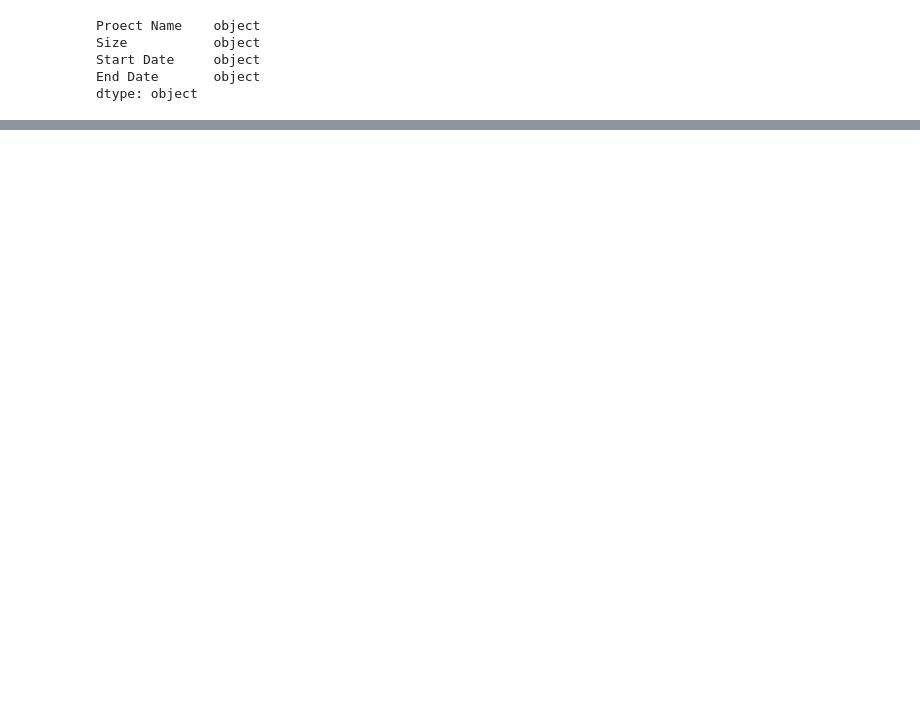
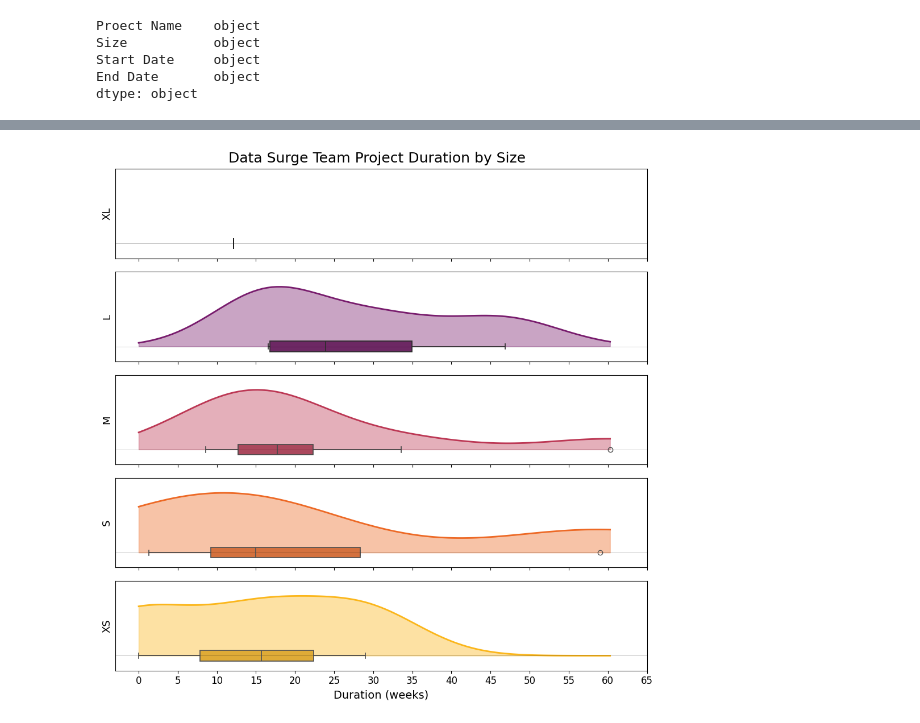
Before and after one commit to dbouquin/static_arch_project_vis, a Jupyter notebook: static_arch_project_vis.ipynb, the cells around one changed output, grey strips where cells are left out. Saved outputs shown, nothing was run; the diff lists cells and outputs as text; code cells hidden in the pictures; blank space fills up the shorter version.

```diff
--- a/static_arch_project_vis.ipynb
+++ b/static_arch_project_vis.ipynb
@@ -118,0 +166,58 @@ plt.show()
+# %%
+custom_order = ['XL', 'L', 'M', 'S', 'XS']
+palette = sns.color_palette("inferno", len(custom_order))
+
+# Create a figure with subplots for each size category
+fig, axes = plt.subplots(len(custom_order), 1, figsize=(10, 10), sharex=True)
+
+# Determine x-axis range
+x_min, x_max = df['duration_weeks'].min(), df['duration_weeks'].max()
+
+# Define x-axis ticks at 5-week intervals
+tick_step = 5
+x_ticks = np.arange(x_min, x_max + tick_step, tick_step)
+
+# Create separate boxplot plots for each size in the custom order
+for i, size in enumerate(custom_order):
+    size_data = df[df['size'] == size]
+
+    # Create boxplot FIRST at y=0 with explicit width control
+    sns.boxplot(data=size_data, x='duration_weeks',
+                color=palette[i], fill=True,
+                linewidth=1.25, ax=axes[i], width=0.07, zorder=2)
+
+    # Generate KDE using scipy AFTER the boxplot
+    data = size_data['duration_weeks'].dropna()
+    if len(data) > 1:  # Check if we have enough data points
+        x_kde = np.linspace(x_min, x_max, 100)
+        kde = stats.gaussian_kde(data, bw_method=0.5)
+        y_kde = kde(x_kde)
+
+        # Scale the KDE
+        y_kde = y_kde / np.max(y_kde) * 0.4  # Scale to appropriate height
+
+        # Plot the KDE above the x-axis with the curve arching upward
+        axes[i].fill_between(x_kde, 0, y_kde, color=palette[i], alpha=0.4, zorder=1)
+        axes[i].plot(x_kde, y_kde, color=palette[i], linewidth=2, zorder=1)
+
+    # Set y-axis limits to show the full KDE curve above the boxplot
+    axes[i].set_ylim(-0.1, 0.5)  # Adjusted to show the full upward curve
+
+    axes[i].set_ylabel(size, fontsize=13)
+    axes[i].set_yticks([])  # Remove y-ticks for clarity
+
+    # Add horizontal line at y=0
+    axes[i].axhline(y=0, color='black', linestyle='-', linewidth=0.5, alpha=0.3)
+
+# Apply x-axis ticks every 5 weeks
+axes[-1].set_xticks(x_ticks)
+axes[-1].set_xticklabels([f"{tick:.0f}" for tick in x_ticks], fontsize=12)  # Format as integers
+
+# Add overall title and labels
+plt.suptitle('Data Surge Team Project Duration by Size', fontsize=18, y=0.98)
+plt.xlabel('Duration (weeks)', fontsize=14)
+plt.tight_layout()
+plt.subplots_adjust(hspace=0.15, top=0.95)
+plt.show()
+# %% [output]
+[figure, added]
```
Also changed, not shown: parts of 6 cells of this notebook, 1 other file.
